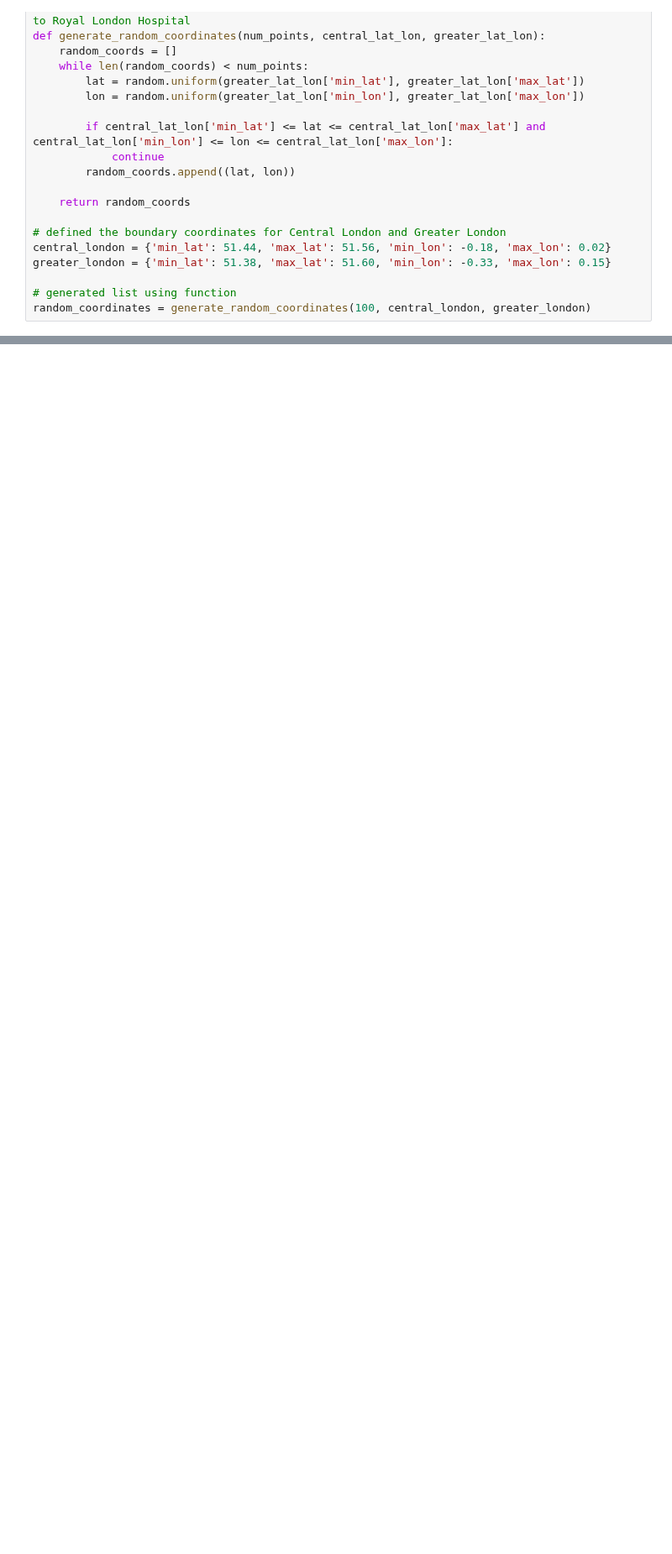
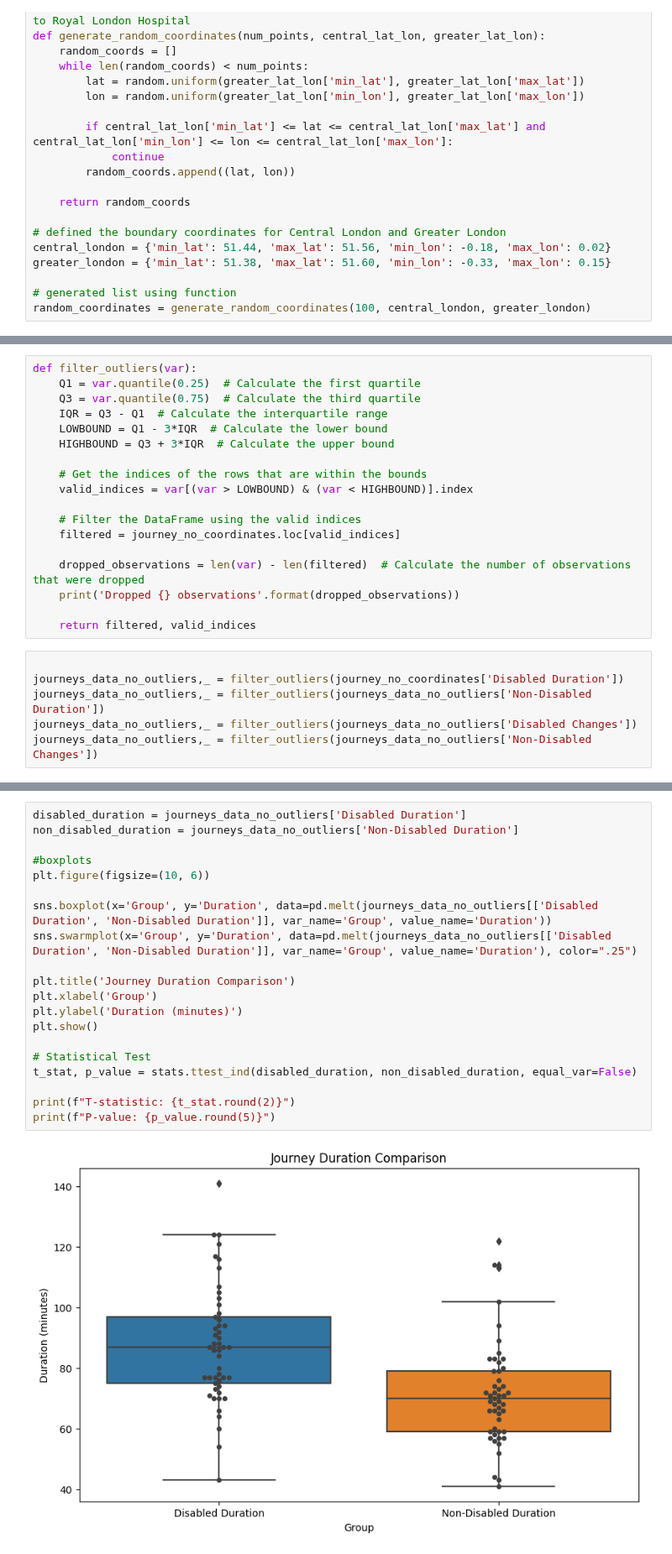
Before and after one commit to bofeng2268/qm2, a Jupyter notebook: random_routes.ipynb, the cells around one changed output, grey strips where cells are left out. Shown at 84% size. Saved outputs shown, nothing was run; the diff lists cells and outputs as text; blank space fills up the shorter version.

```diff
--- a/random_routes.ipynb
+++ b/random_routes.ipynb
@@ -151,0 +219,24 @@ print(tabulate(journey_data_df, headers='keys', tablefmt='pretty')) #printing fo
+# %%
+def filter_outliers(var):
+    Q1 = var.quantile(0.25)  # Calculate the first quartile
+    Q3 = var.quantile(0.75)  # Calculate the third quartile
+    IQR = Q3 - Q1  # Calculate the interquartile range
+    LOWBOUND = Q1 - 3*IQR  # Calculate the lower bound
+    HIGHBOUND = Q3 + 3*IQR  # Calculate the upper bound
+
+    # Get the indices of the rows that are within the bounds
+    valid_indices = var[(var > LOWBOUND) & (var < HIGHBOUND)].index
+
+    # Filter the DataFrame using the valid indices
+    filtered = journey_no_coordinates.loc[valid_indices]
+
+    dropped_observations = len(var) - len(filtered)  # Calculate the number of observations that were dropped
+    print('Dropped {} observations'.format(dropped_observations))
+
+    return filtered, valid_indices
+# %%
+
+journeys_data_no_outliers,_ = filter_outliers(journey_no_coordinates['Disabled Duration'])
+journeys_data_no_outliers,_ = filter_outliers(journeys_data_no_outliers['Non-Disabled Duration'])
+journeys_data_no_outliers,_ = filter_outliers(journeys_data_no_outliers['Disabled Changes'])
+journeys_data_no_outliers,_ = filter_outliers(journeys_data_no_outliers['Non-Disabled Changes'])
@@ -151,0 +254,22 @@ print(tabulate(journey_data_df, headers='keys', tablefmt='pretty')) #printing fo
+# %%
+disabled_duration = journeys_data_no_outliers['Disabled Duration']
+non_disabled_duration = journeys_data_no_outliers['Non-Disabled Duration']
+
+#boxplots
+plt.figure(figsize=(10, 6))
+
+sns.boxplot(x='Group', y='Duration', data=pd.melt(journeys_data_no_outliers[['Disabled Duration', 'Non-Disabled Duration']], var_name='Group', value_name='Duration'))
+sns.swarmplot(x='Group', y='Duration', data=pd.melt(journeys_data_no_outliers[['Disabled Duration', 'Non-Disabled Duration']], var_name='Group', value_name='Duration'), color=".25")
+
+plt.title('Journey Duration Comparison')
+plt.xlabel('Group')
+plt.ylabel('Duration (minutes)')
+plt.show()
+
+# Statistical Test
+t_stat, p_value = stats.ttest_ind(disabled_duration, non_disabled_duration, equal_var=False)
+
+print(f"T-statistic: {t_stat.round(2)}")
+print(f"P-value: {p_value.round(5)}")
+# %% [output]
+[figure, added]
```
Also changed, not shown: parts of 20 cells of this notebook.
